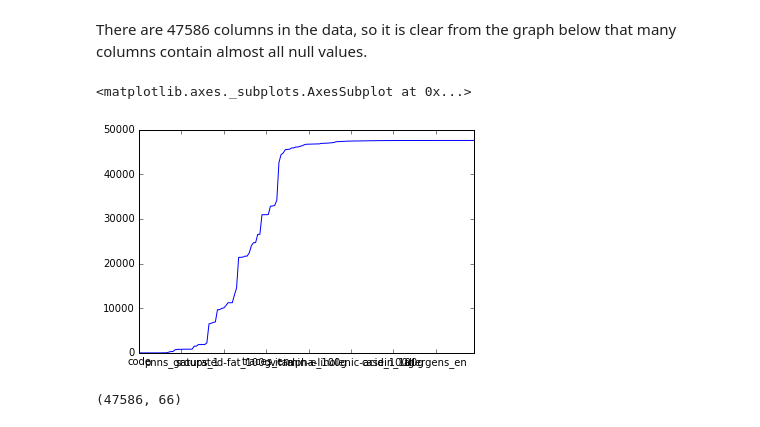
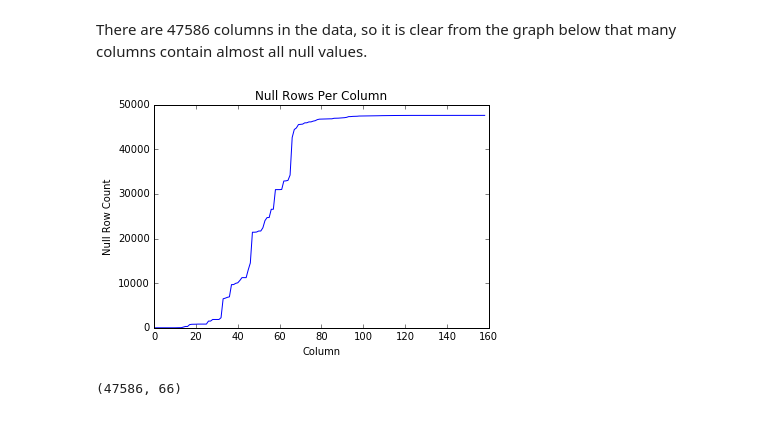
Before and after one commit to jaredvonhalle/CSC478WorldFoodFacts, a Jupyter notebook: Food.ipynb, the cells around one changed output. Drawn from its saved outputs; the diff is of its cells as text; code cells hidden in the pictures.

```diff
--- a/Food.ipynb
+++ b/Food.ipynb
@@ -172,11 +175,14 @@ montanic-acid_100g                       47586
 dtype: int64
 # %% [markdown]
 There are 47586 columns in the data, so it is clear from the graph below that many columns contain almost all null values.
-# %%
-nullColumnDataSorted.plot()
-# %% [output]
-<matplotlib.axes._subplots.AxesSubplot at 0x...>
-[figure, removed]
+# %%
+plt.plot(nullColumnDataSorted.as_matrix())
+plt.xlabel('Column')
+plt.ylabel('Null Row Count')
+plt.title('Null Rows Per Column')
+plt.show()
+# %% [output]
+[figure, added]
 # %%
 dataMinusRowsAndColumns = dataMinusRows.T[nullColumnData <35000].T
 # %%
```
Also changed, not shown: parts of 14 cells of this notebook.
